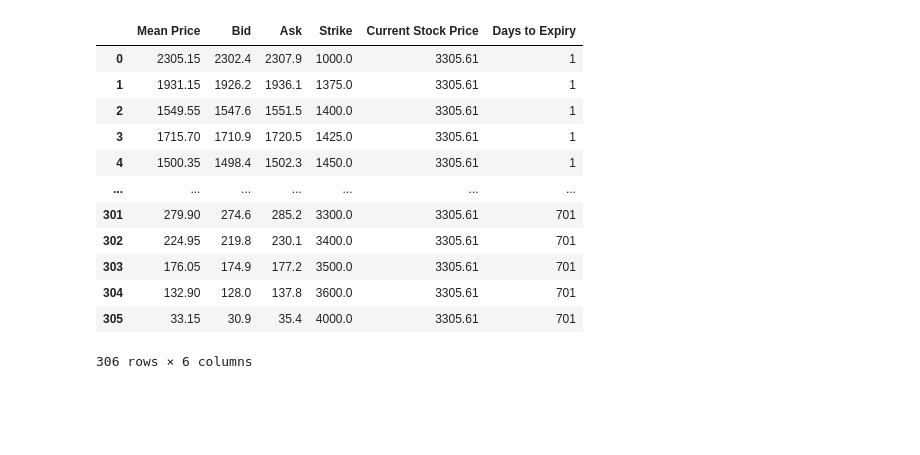
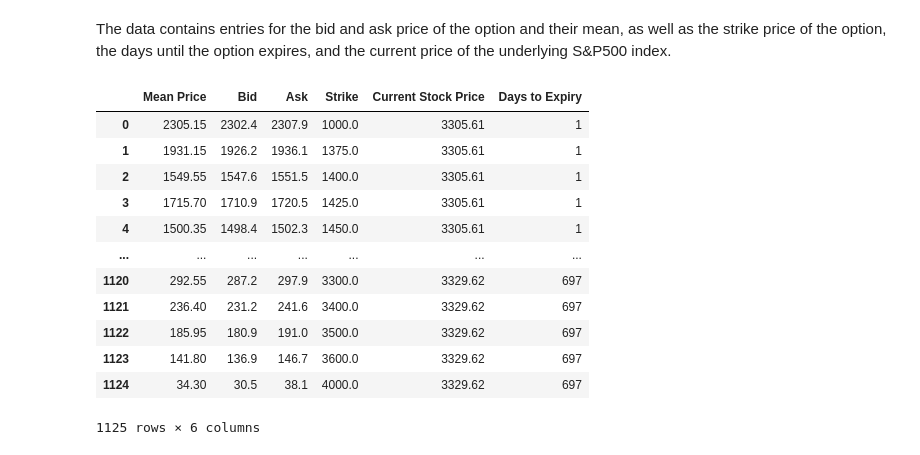
Before and after one commit to sloebrich/Option-pricing, a Jupyter notebook: Option Pricing.ipynb, the cells around one changed output. Saved outputs shown, nothing was run; the diff lists cells and outputs as text; code cells hidden in the pictures; blank space fills up the shorter version.

```diff
--- a/Option Pricing.ipynb
+++ b/Option Pricing.ipynb
@@ -14,16 +16,18 @@ puts = pd.read_csv('puts.csv', index_col=0)
-# %%
-calls
-# %% [output]
-|  | Mean Price | Bid | Ask | Strike | Current Stock Price | Days to Expiry |
-| 0 | 2305.15 | 2302.4 | 2307.9 | 1000.0 | 3305.61 | 1 |
-| 1 | 1931.15 | 1926.2 | 1936.1 | 1375.0 | 3305.61 | 1 |
-| 2 | 1549.55 | 1547.6 | 1551.5 | 1400.0 | 3305.61 | 1 |
-| 3 | 1715.70 | 1710.9 | 1720.5 | 1425.0 | 3305.61 | 1 |
-| 4 | 1500.35 | 1498.4 | 1502.3 | 1450.0 | 3305.61 | 1 |
-| ... | ... | ... | ... | ... | ... | ... |
-| 301 | 279.90 | 274.6 | 285.2 | 3300.0 | 3305.61 | 701 |
-| 302 | 224.95 | 219.8 | 230.1 | 3400.0 | 3305.61 | 701 |
-| 303 | 176.05 | 174.9 | 177.2 | 3500.0 | 3305.61 | 701 |
-| 304 | 132.90 | 128.0 | 137.8 | 3600.0 | 3305.61 | 701 |
-| 305 | 33.15 | 30.9 | 35.4 | 4000.0 | 3305.61 | 701 |
-306 rows × 6 columns
+# %% [markdown]
+The data contains entries for the bid and ask price of the option and their mean, as well as the strike price of the option, the days until the option expires, and the current price of the underlying S&P500 index.
+# %%
+call_prices
+# %% [output]
+|  | Mean Price | Bid | Ask | Strike | Current Stock Price | Days to Expiry |
+| 0 | 2305.15 | 2302.4 | 2307.9 | 1000.0 | 3305.61 | 1 |
+| 1 | 1931.15 | 1926.2 | 1936.1 | 1375.0 | 3305.61 | 1 |
+| 2 | 1549.55 | 1547.6 | 1551.5 | 1400.0 | 3305.61 | 1 |
+| 3 | 1715.70 | 1710.9 | 1720.5 | 1425.0 | 3305.61 | 1 |
+| 4 | 1500.35 | 1498.4 | 1502.3 | 1450.0 | 3305.61 | 1 |
+| ... | ... | ... | ... | ... | ... | ... |
+| 1120 | 292.55 | 287.2 | 297.9 | 3300.0 | 3329.62 | 697 |
+| 1121 | 236.40 | 231.2 | 241.6 | 3400.0 | 3329.62 | 697 |
+| 1122 | 185.95 | 180.9 | 191.0 | 3500.0 | 3329.62 | 697 |
+| 1123 | 141.80 | 136.9 | 146.7 | 3600.0 | 3329.62 | 697 |
+| 1124 | 34.30 | 30.5 | 38.1 | 4000.0 | 3329.62 | 697 |
+1125 rows × 6 columns
```
Also changed, not shown: parts of 27 cells of this notebook.
